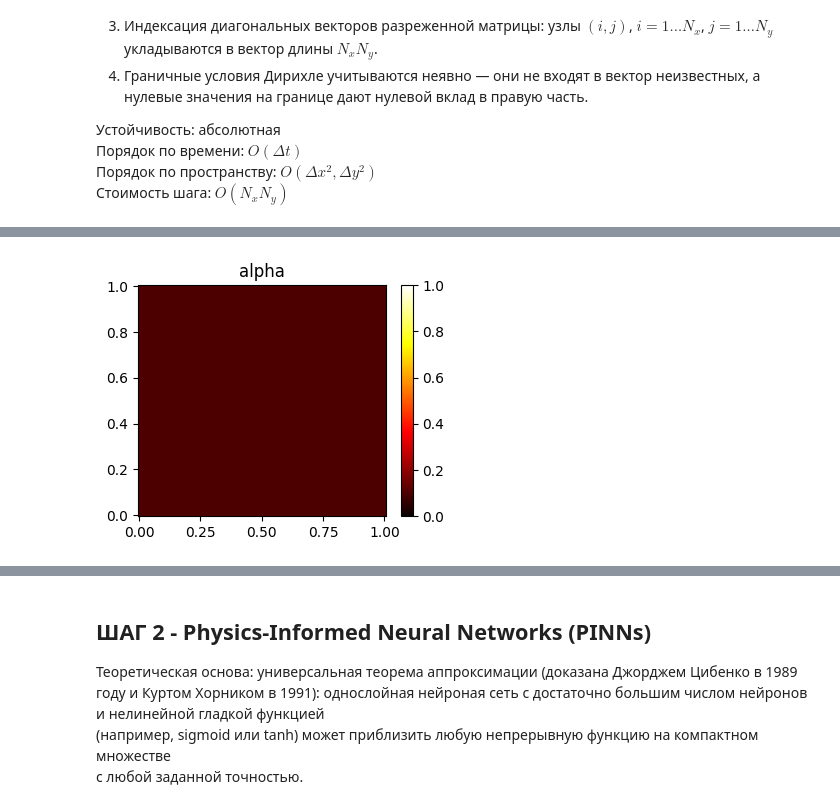
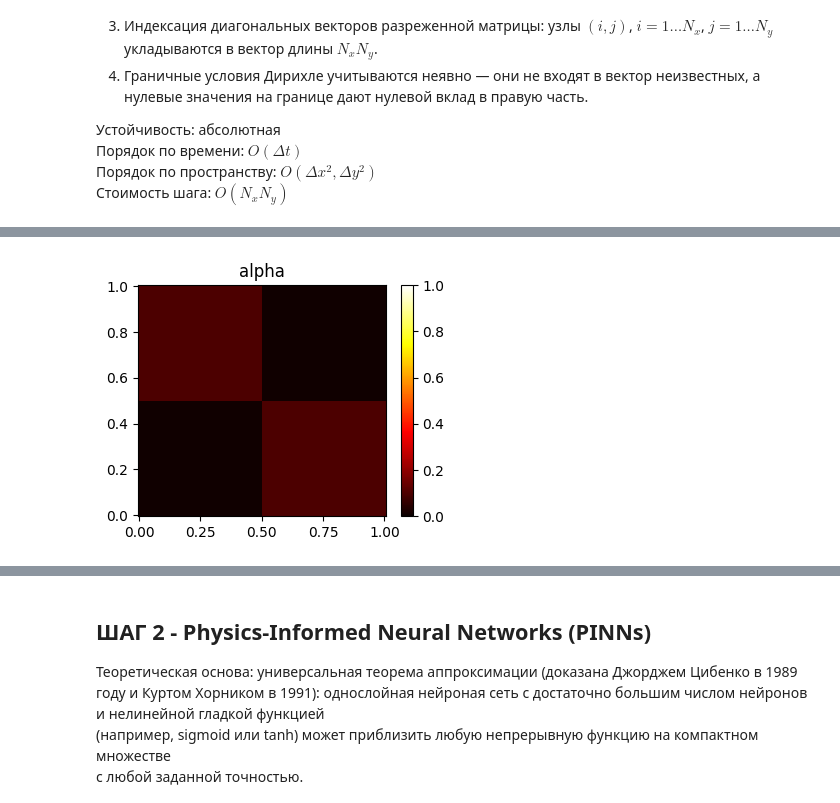
Before and after one commit to kimve1969/msu_ds_pinn_2d_heat, a Jupyter notebook: msu-pinn-2d-heat.ipynb, the cells around one changed output, grey strips where cells are left out. Saved outputs shown, nothing was run; the diff lists cells and outputs as text; code cells hidden in the pictures.

```diff
--- a/msu-pinn-2d-heat.ipynb
+++ b/msu-pinn-2d-heat.ipynb
@@ -143,7 +143,8 @@ def plot2d(x_grid: np.ndarray, y_grid: np.ndarray, u_grid: np.ndarray, stitle: s
     plt.colorbar(img, ax=ax)
     ax.set_title(stitle)
 # ============= Строим карту по времени ==========================
-def plot2d_times(x_grid: np.ndarray, y_grid: np.ndarray, solutions: list, times: list = [0.0, 0.25, 0.5, 0.75, 1.0], stitle: str=''):
+def plot2d_times(x_grid: np.ndarray, y_grid: np.ndarray, solutions: list,
+                 times: list = [0.0, 0.25, 0.5, 0.75, 1.0], stitle: str=''):
     # ============ Визуализация в контрольные моменты ============
     fig, axes = plt.subplots(1, len(solutions), figsize=(4*len(solutions), 3))
     fig.suptitle(stitle)
@@ -163,36 +164,36 @@ def plot2d_times(x_grid: np.ndarray, y_grid: np.ndarray, solutions: list, times:
         ax.set_aspect("equal")
         ax.set_title(f"t={t:.2f}")
 
     plt.show()
 
 # ============ Визуализируем начальное состояние ========================
 # u = gic(X,Y)
 # u = apply_bc(u)
 # plot2d(x_grid=X, y_grid=Y, u_grid=u, stitle="Начальное тепловое состояние")
 
 # Формируем матрицу коэффициентов теплопроводности
 # ============================================================
 # 2. Четыре области-квадрата 2x2 со своими alhpa
 #    (границы раздела: x=0.5 и y=0.5)
 # ============================================================
 alpha = np.zeros((Nx, Ny))
-alpha[(X <  0.5) & (Y <  0.5)] = 0.1     # левый-нижний
+alpha[(X <  0.5) & (Y <  0.5)] = 0.01     # левый-нижний
 alpha[(X >= 0.5) & (Y <  0.5)] = 0.1    # правый-нижний
 alpha[(X <  0.5) & (Y >= 0.5)] = 0.1   # левый-верхний
-alpha[(X >= 0.5) & (Y >= 0.5)] = 0.1     # правый-верхний
+alpha[(X >= 0.5) & (Y >= 0.5)] = 0.01     # правый-верхний
 
 np.random.seed(42)
 #alpha = np.random.rand(Nx, Ny)/3.0
 # ============================================================
 # 3. Эффективная alpha на гранях — гармоническое среднее
 # ============================================================
 alpha_x_eff = 2*alpha[:-1,:]*alpha[1:,:]/(alpha[:-1,:]+alpha[1:,:])   # (Nx-1, Ny)
 alpha_y_eff = 2*alpha[:,:-1]*alpha[:,1:]/(alpha[:,:-1]+alpha[:,1:])   # (Nx, Ny-1)
 
 # ============ Визуализируем коэффициентов теплопроводности ==============
 plot2d(x_grid=X, y_grid=Y, u_grid=alpha, stitle="alpha")
 # %% [output]
-[figure, old version]
+[figure, new version]
 # %%
 %%time
 # Упорядочим неизвестные построчно: индекс k = i*Ny + j
```
Also changed, not shown: parts of 14 cells of this notebook.
